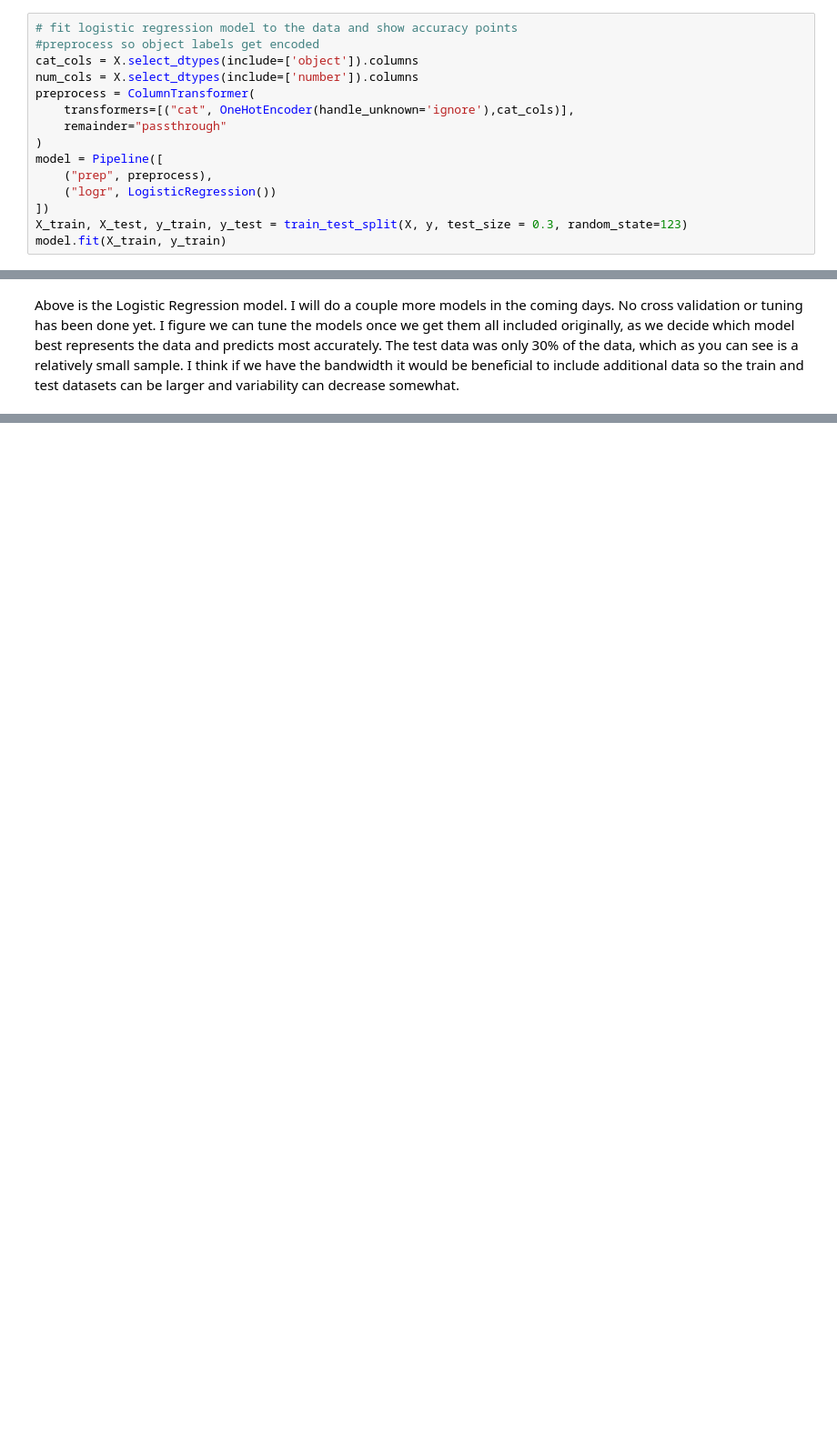
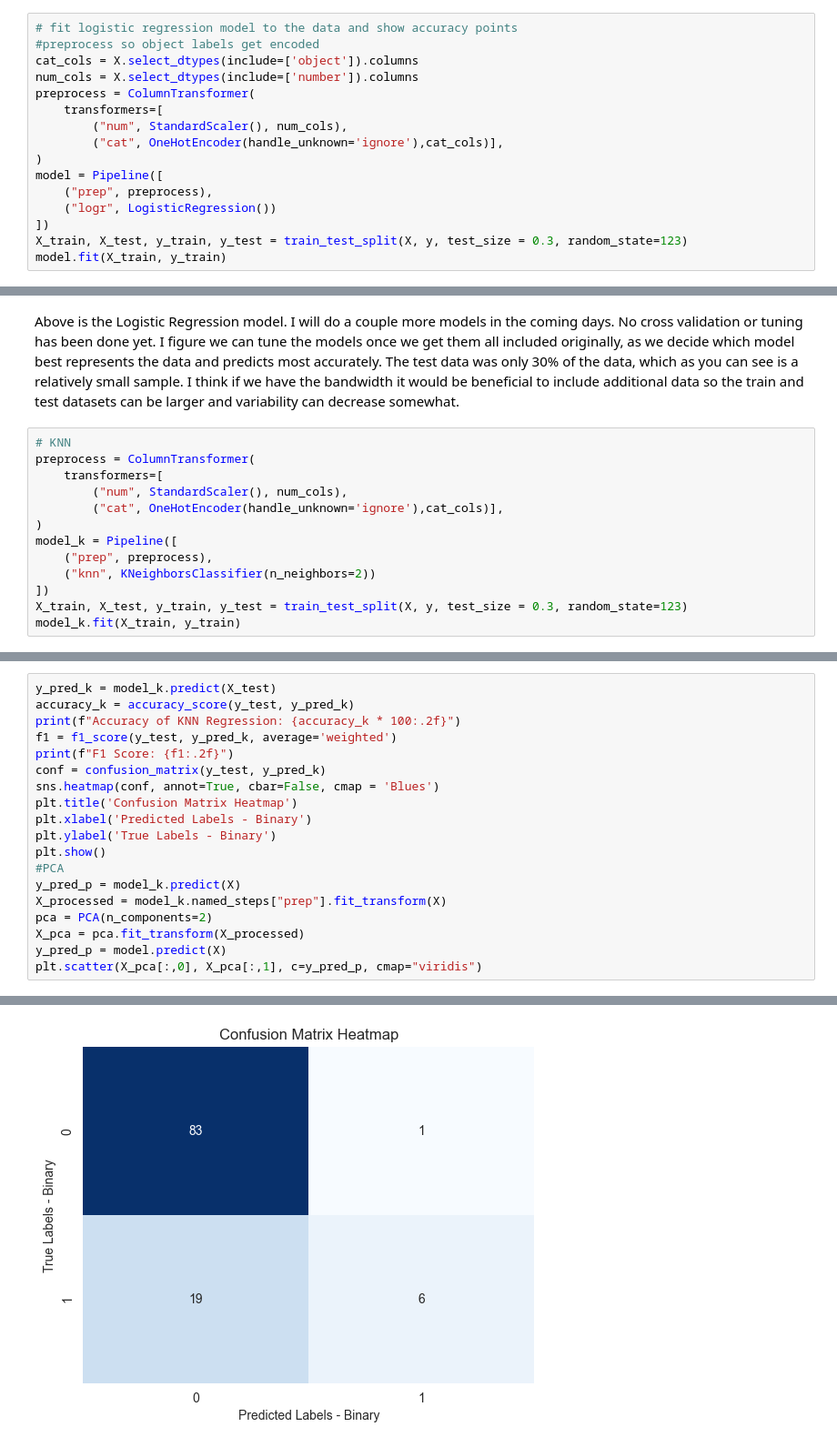
Before and after one commit to INFO523-Fall25-101-201/final-project-the-team, a Jupyter notebook: haz_analysis.ipynb, the cells around one changed output, grey strips where cells are left out. Shown at 91% size. Saved outputs shown, nothing was run; the diff lists cells and outputs as text; blank space fills up the shorter version.

Commit message:
perform KNN modeling

```diff
--- a/haz_analysis.ipynb
+++ b/haz_analysis.ipynb
@@ -365,8 +366,9 @@ y = filtered_set['binary_PHA']
 cat_cols = X.select_dtypes(include=['object']).columns
 num_cols = X.select_dtypes(include=['number']).columns
 preprocess = ColumnTransformer(
-    transformers=[("cat", OneHotEncoder(handle_unknown='ignore'),cat_cols)],
-    remainder="passthrough"
+    transformers=[
+        ("num", StandardScaler(), num_cols),
+        ("cat", OneHotEncoder(handle_unknown='ignore'),cat_cols)],
 )
 model = Pipeline([
     ("prep", preprocess),
@@ -408,2 +405,15 @@ F1 Score: 0.69
 # %% [markdown]
 Above is the Logistic Regression model. I will do a couple more models in the coming days. No cross validation or tuning has been done yet. I figure we can tune the models once we get them all included originally, as we decide which model best represents the data and predicts most accurately. The test data was only 30% of the data, which as you can see is a relatively small sample. I think if we have the bandwidth it would be beneficial to include additional data so the train and test datasets can be larger and variability can decrease somewhat.
+# %%
+# KNN
+preprocess = ColumnTransformer(
+    transformers=[
+        ("num", StandardScaler(), num_cols),
+        ("cat", OneHotEncoder(handle_unknown='ignore'),cat_cols)],
+)
+model_k = Pipeline([
+    ("prep", preprocess),
+    ("knn", KNeighborsClassifier(n_neighbors=2))
+])
+X_train, X_test, y_train, y_test = train_test_split(X, y, test_size = 0.3, random_state=123)
+model_k.fit(X_train, y_train)
@@ -409,0 +430,20 @@ Above is the Logistic Regression model. I will do a couple more models in the co
+# %%
+y_pred_k = model_k.predict(X_test)
+accuracy_k = accuracy_score(y_test, y_pred_k)
+print(f"Accuracy of KNN Regression: {accuracy_k * 100:.2f}")
+f1 = f1_score(y_test, y_pred_k, average='weighted')
+print(f"F1 Score: {f1:.2f}")
+conf = confusion_matrix(y_test, y_pred_k)
+sns.heatmap(conf, annot=True, cbar=False, cmap = 'Blues')
+plt.title('Confusion Matrix Heatmap')
+plt.xlabel('Predicted Labels - Binary')
+plt.ylabel('True Labels - Binary')
+plt.show()
+#PCA
+y_pred_p = model_k.predict(X)
+X_processed = model_k.named_steps["prep"].fit_transform(X)
+pca = PCA(n_components=2)
+X_pca = pca.fit_transform(X_processed)
+y_pred_p = model.predict(X)
+plt.scatter(X_pca[:,0], X_pca[:,1], c=y_pred_p, cmap="viridis")
+# %% [output]
@@ -409,0 +452 @@ Above is the Logistic Regression model. I will do a couple more models in the co
+[figure, added]
```
Also changed, not shown: parts of 6 cells of this notebook.
